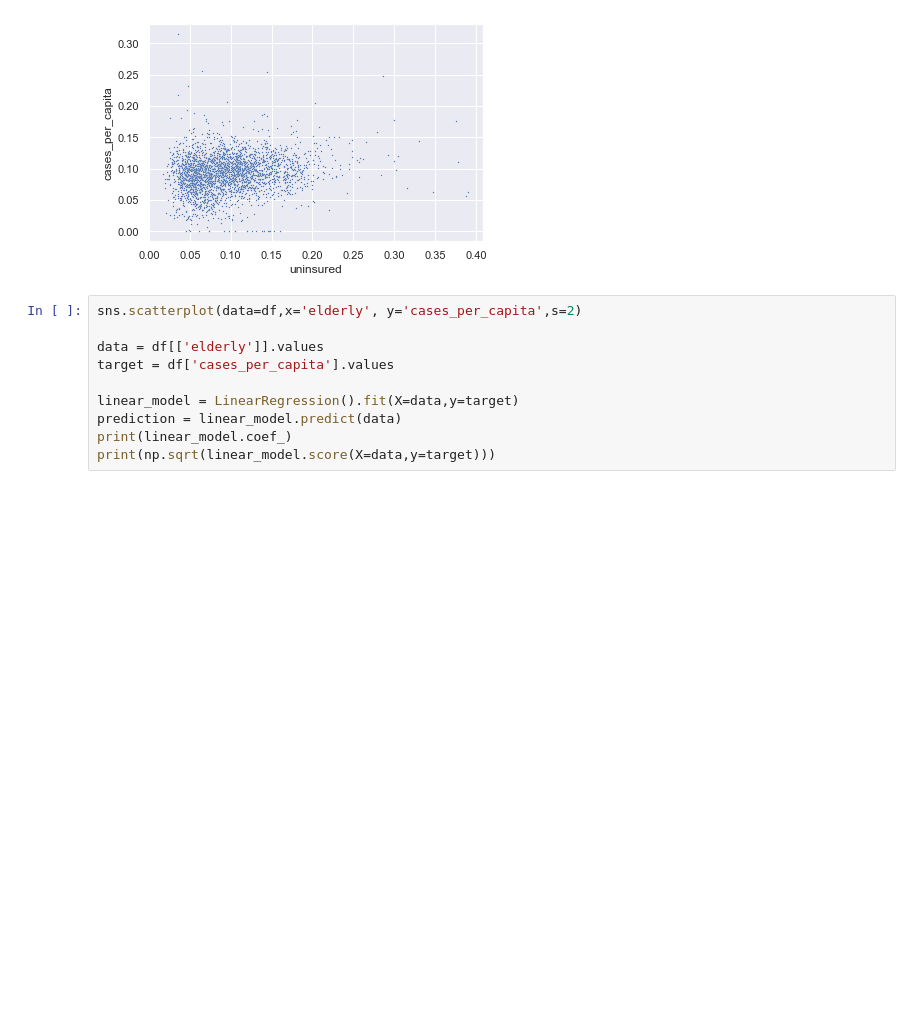
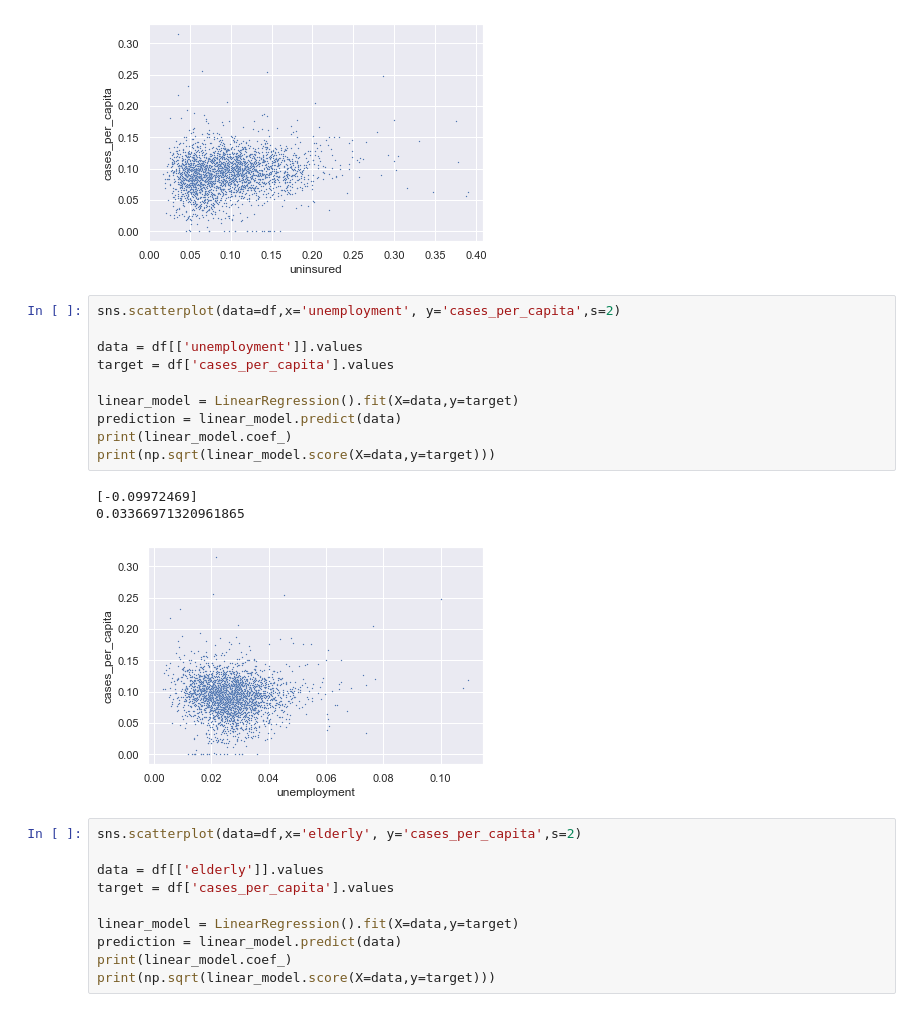
Before and after one commit to jml166/CS_216_Final_Project, a Jupyter notebook: Counties_Notebook.ipynb, the cells around one changed output. Saved outputs shown, nothing was run; the diff lists cells and outputs as text; blank space fills up the shorter version.

```diff
--- a/Notebook.ipynb
+++ b/Counties_Notebook.ipynb
@@ -365,6 +365,20 @@ print(np.sqrt(linear_model.score(X=data,y=target)))
 [0.10356018]
 0.16542096675303633
 [figure]
+# %%
+sns.scatterplot(data=df,x='unemployment', y='cases_per_capita',s=2)
+
+data = df[['unemployment']].values
+target = df['cases_per_capita'].values
+
+linear_model = LinearRegression().fit(X=data,y=target)
+prediction = linear_model.predict(data)
+print(linear_model.coef_)
+print(np.sqrt(linear_model.score(X=data,y=target)))
+# %% [output]
+[-0.09972469]
+0.03366971320961865
+[figure, added]
 # %%
 sns.scatterplot(data=df,x='elderly', y='cases_per_capita',s=2)
 
```
Also changed, not shown: parts of 10 cells of this notebook, 1 other file.
